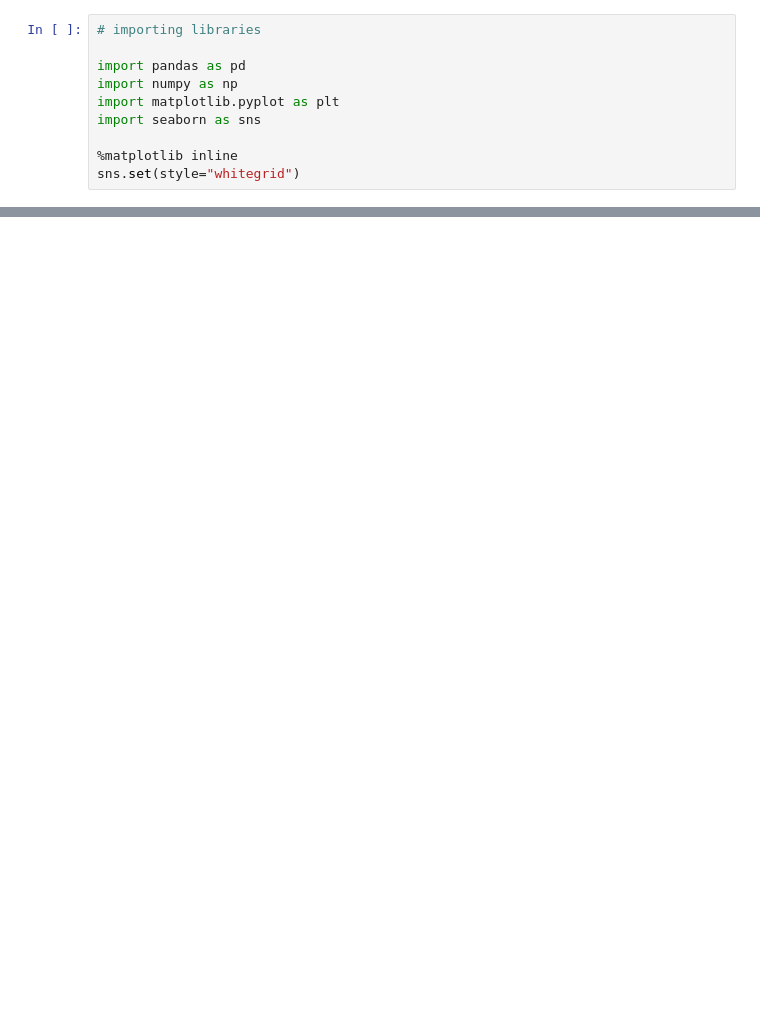
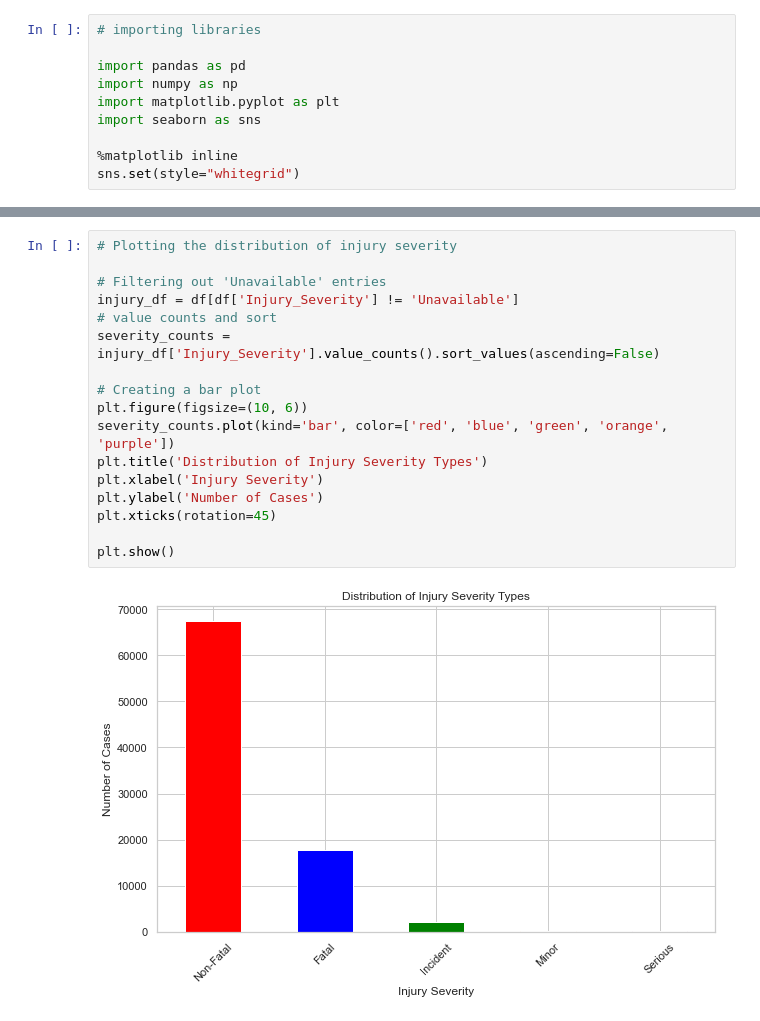
Before and after one commit to Henry-Njoroge/dsc_phase_1_project, a Jupyter notebook: Notebooks/Exploratory Notebook.ipynb, the cells around one changed output, grey strips where cells are left out. Cells and saved outputs as stored; diff of their text form; blank space fills up the shorter version.

```diff
--- a/Notebooks/Exploratory Notebook.ipynb
+++ b/Notebooks/Exploratory Notebook.ipynb
@@ -16,0 +438,19 @@ FileNotFoundError: [Errno 2] No such file or directory: 'zippedData/AviationData
+# %%
+# Plotting the distribution of injury severity
+
+# Filtering out 'Unavailable' entries
+injury_df = df[df['Injury_Severity'] != 'Unavailable']
+# value counts and sort
+severity_counts = injury_df['Injury_Severity'].value_counts().sort_values(ascending=False)
+
+# Creating a bar plot
+plt.figure(figsize=(10, 6))
+severity_counts.plot(kind='bar', color=['red', 'blue', 'green', 'orange', 'purple'])
+plt.title('Distribution of Injury Severity Types')
+plt.xlabel('Injury Severity')
+plt.ylabel('Number of Cases')
+plt.xticks(rotation=45)
+
+plt.show()
+# %% [output]
+[figure, added]
```
Also changed, not shown: parts of 84 cells of this notebook, 3 other files.
